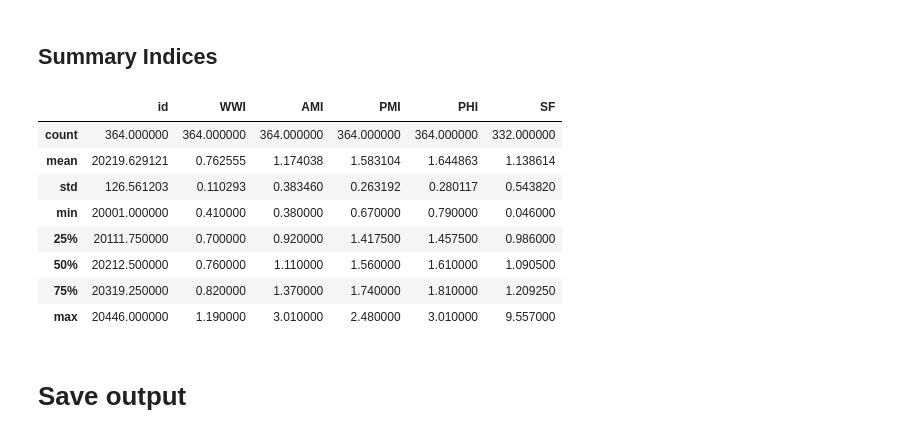
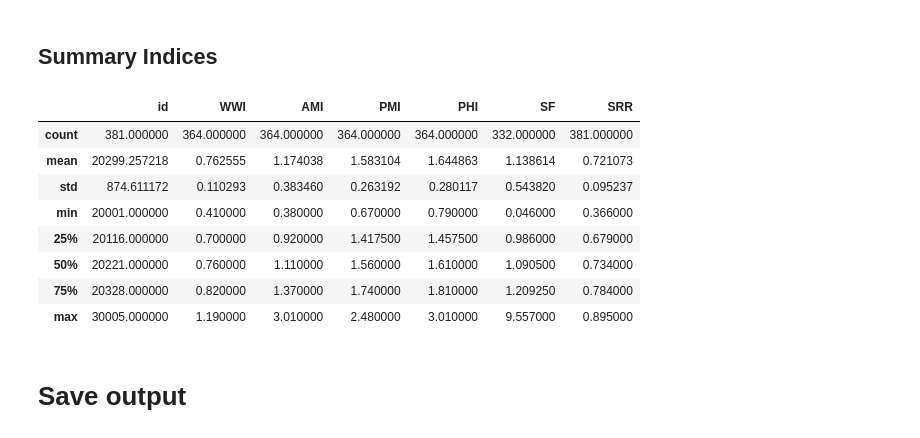
Before and after one commit to cyclingMoritz/250MUM006, a Jupyter notebook: notebooks/013-luca_traffic_indices_calculate.ipynb, the cells around one changed output. Saved outputs shown, nothing was run; the diff lists cells and outputs as text; code cells hidden in the pictures.

```diff
--- a/notebooks/013-luca_traffic_indices_calculate.ipynb
+++ b/notebooks/013-luca_traffic_indices_calculate.ipynb
@@ -46,0 +67,7 @@ Index(['Id_aforament', 'date', 'hour', 'intensity', 'prev_hour_count',
+# %%
+strava = gpd.read_parquet(Path(INPUT_DATA_PATH) / f'strava_hexagons_Barcelona_{YEAR}.parquet')
+
+# Explore the data (shape, columns, head, etc)
+print(strava.shape)
+print(strava.columns)
+# strava.head()
@@ -69,6 +107,9 @@ counters_hour['date'] = pd.to_datetime(counters_hour['date'])
 counters_hour["weekday"] = counters_hour["date"].dt.weekday
 counters_hour["hour"] = counters_hour["hour"].astype(int)
 counters_hour["year"] = counters_hour["date"].dt.year
+
+stations.rename(columns={'Id_aforament': 'id'}, inplace=True)
+stations['id']=stations['id'].astype(int)
 # %%
 essential_attributes = [
     'id',
@@ -313,2 +343,31 @@ Name: SF, dtype: float64
 # %% [markdown]
 The ratio of Strava annual recreational trips and Strava annual total trips is known as the Strava recreational ratio. The ratio varies from 0 to 1. The higher value of the recreational ratio indicates more recreational activities on that site. SRR was developed to separate the weekend HOD factor pattern
+# %%
+# Aggregate data
+strava['stv_com_total'] = strava['commute_count_origin'] + strava['commute_count_destination']
+strava['stv_rec_total'] = strava['leisure_count_origin'] + strava['leisure_count_destination']
+
+#Keep only necessary columns
+stv = strava[['hex_id', 'stv_com_total', 'stv_rec_total','geometry']].copy()
+# %%
+def calculate_srr(gdf,stv):
+    #Manage crs
+    gdf = gdf[['id', 'geometry']]
+    gdf = gdf.to_crs('EPSG:25831')
+    stv = stv.to_crs('EPSG:25831')
+
+    # Spatial join between Strava data and stations
+    srr = gpd.sjoin(gdf, stv, how='left', predicate='within')
+
+    # Calculate SRR (Strava Ratio)
+    srr['stv_total'] = srr['stv_com_total'] + srr['stv_rec_total']
+    srr['SRR'] = srr['stv_rec_total'] / srr['stv_total']
+    #Round SF to 2 decimal places
+    srr['SRR'] = srr['SRR'].round(3)
+    srr.reset_index(drop=True, inplace=True)
+
+    return srr[['id', 'SRR']]
+
+SRR_indices = calculate_srr(stations,stv)
+print(SRR_indices.shape)
+print(SRR_indices["SRR"].describe())
@@ -316,18 +401,18 @@ The ratio of Strava annual recreational trips and Strava annual total trips is k
 ## Summary Indices
 # %%
 # Merge all indices by id
-indices = reduce(lambda left, right: pd.merge(left, right, on='id', how='outer'), [WWI_indices, AMI_indices, PMI_indices, PHI_indices, SF_indices])
+indices = reduce(lambda left, right: pd.merge(left, right, on='id', how='outer'), [WWI_indices, AMI_indices, PMI_indices, PHI_indices, SF_indices, SRR_indices])
 indices.describe()
 # %% [output]
-|  | id | WWI | AMI | PMI | PHI | SF |
-| count | 364.000000 | 364.000000 | 364.000000 | 364.000000 | 364.000000 | 332.000000 |
-| mean | 20219.629121 | 0.762555 | 1.174038 | 1.583104 | 1.644863 | 1.138614 |
-| std | 126.561203 | 0.110293 | 0.383460 | 0.263192 | 0.280117 | 0.543820 |
-| min | 20001.000000 | 0.410000 | 0.380000 | 0.670000 | 0.790000 | 0.046000 |
-| 25% | 20111.750000 | 0.700000 | 0.920000 | 1.417500 | 1.457500 | 0.986000 |
-| 50% | 20212.500000 | 0.760000 | 1.110000 | 1.560000 | 1.610000 | 1.090500 |
-| 75% | 20319.250000 | 0.820000 | 1.370000 | 1.740000 | 1.810000 | 1.209250 |
-| max | 20446.000000 | 1.190000 | 3.010000 | 2.480000 | 3.010000 | 9.557000 |
+|  | id | WWI | AMI | PMI | PHI | SF | SRR |
+| count | 381.000000 | 364.000000 | 364.000000 | 364.000000 | 364.000000 | 332.000000 | 381.000000 |
+| mean | 20299.257218 | 0.762555 | 1.174038 | 1.583104 | 1.644863 | 1.138614 | 0.721073 |
+| std | 874.611172 | 0.110293 | 0.383460 | 0.263192 | 0.280117 | 0.543820 | 0.095237 |
+| min | 20001.000000 | 0.410000 | 0.380000 | 0.670000 | 0.790000 | 0.046000 | 0.366000 |
+| 25% | 20116.000000 | 0.700000 | 0.920000 | 1.417500 | 1.457500 | 0.986000 | 0.679000 |
+| 50% | 20221.000000 | 0.760000 | 1.110000 | 1.560000 | 1.610000 | 1.090500 | 0.734000 |
+| 75% | 20328.000000 | 0.820000 | 1.370000 | 1.740000 | 1.810000 | 1.209250 | 0.784000 |
+| max | 30005.000000 | 1.190000 | 3.010000 | 2.480000 | 3.010000 | 9.557000 | 0.895000 |
 # %% [markdown]
 # Save output
 # %%
```
Also changed, not shown: parts of 8 cells of this notebook.
